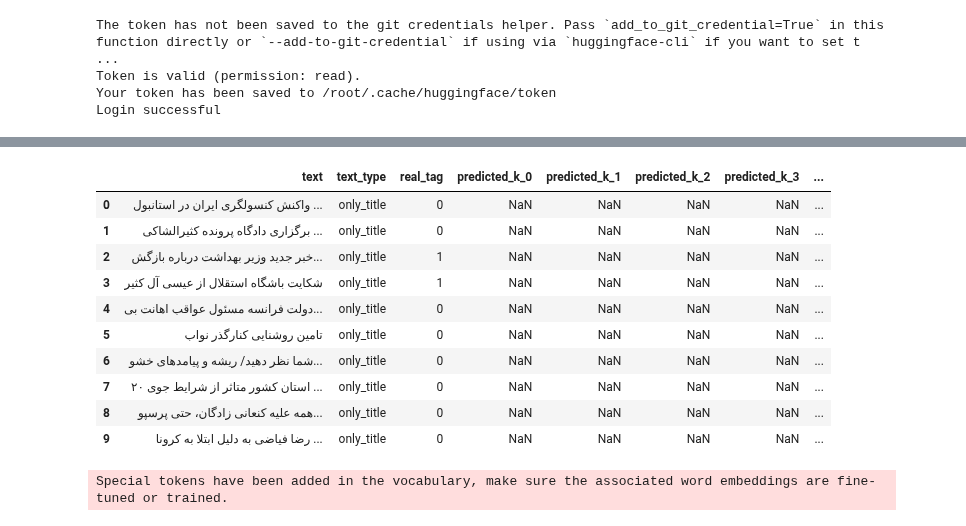
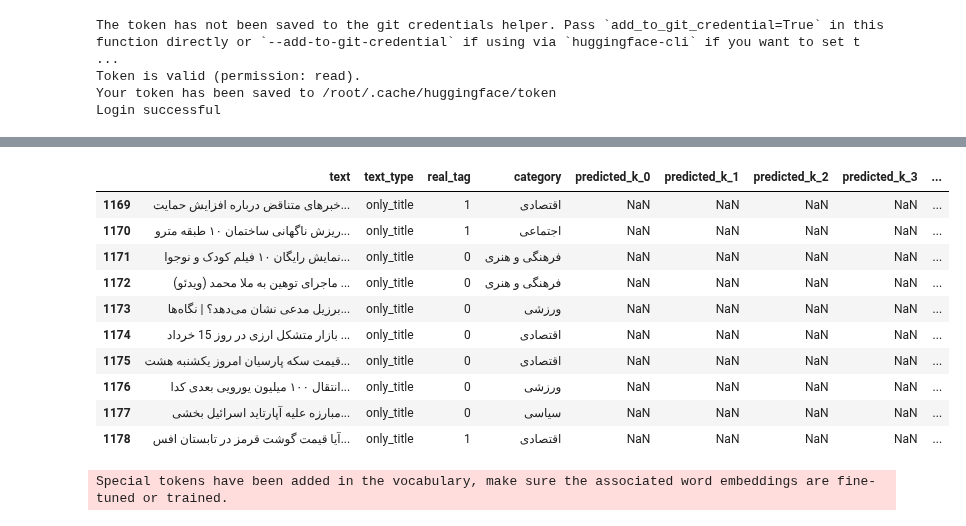
Before and after one commit to ShayanSalehi81/BachelorProject, a Jupyter notebook: Codes/news-aya-system-user-prompt.ipynb, the cells around one changed output, grey strips where cells are left out. Cells and saved outputs as stored; diff of their text form; code cells hidden in the pictures.

```diff
--- a/Codes/news-aya-system-user-prompt.ipynb
+++ b/Codes/news-aya-system-user-prompt.ipynb
@@ -148,7 +162,7 @@ class Generator:
 def load_datasets():
     test_df = pd.read_csv('/kaggle/input/news-dataset/test.csv')
     train_df = pd.read_csv('/kaggle/input/news-dataset/train.csv')
-    result_df = pd.read_csv('/kaggle/input/news-dataset/System_User_Prompt_Aya_Numbered_Results_Version1.csv')
+    result_df = pd.read_csv('/kaggle/input/news-dataset/System_Prompt18_Results.csv')
     return test_df, train_df, result_df
 # %%
 test_df, train_df, result_df = load_datasets()
@@ -160,19 +174,19 @@ train_df.head(3)
 | 1 | https://www.tabnak.ir/fa/news/116... | جزئیات نشست غیرعلنی امروز مجلس/آی... | تابناک _ دلهره و اضطراب مردم از ن... | ['مجلس شورای اسلامی', 'نمایندگان ... | 0 | The details of today's closed ses... | Tehran - People's anxiety and dis... | ['Islamic Consultative Assembly',... | People's anxiety and distress ove... | ... |
 | 2 | https://www.hamshahrionline.ir/ne... | کاهش قیمت طلا و سکه در بازار؛ سکه... | به گزارش همشهری آنلاین، امروز سه ... | ['خبر مهم', 'قیمت طلا و فلزات گرا... | 0 | Decrease in gold and coin prices ... | According to Hamshahri Online, as... | ['Important news', 'gold and prec... | As of today, Wednesday, 9th of Es... | ... |
 # %%
-result_df.head(10)
+result_df.tail(10)
 # %% [output]
-|  | text | text_type | real_tag | predicted_k_0 | predicted_k_1 | predicted_k_2 | predicted_k_3 | ... |
-| 0 | واکنش کنسولگری ایران در استانبول ... | only_title | 0 | NaN | NaN | NaN | NaN | ... |
-| 1 | برگزاری دادگاه پرونده کثیرالشاکی ... | only_title | 0 | NaN | NaN | NaN | NaN | ... |
-| 2 | خبر جدید وزیر بهداشت درباره بازگش... | only_title | 1 | NaN | NaN | NaN | NaN | ... |
-| 3 | شکایت باشگاه استقلال از عیسی آل کثیر | only_title | 1 | NaN | NaN | NaN | NaN | ... |
-| 4 | دولت فرانسه مسئول عواقب اهانت بی‌... | only_title | 0 | NaN | NaN | NaN | NaN | ... |
-| 5 | تامین روشنایی کنارگذر نواب | only_title | 0 | NaN | NaN | NaN | NaN | ... |
-| 6 | شما نظر دهید/ ریشه و پیامدهای خشو... | only_title | 0 | NaN | NaN | NaN | NaN | ... |
-| 7 | ۲۰ استان کشور متاثر از شرایط جوی ... | only_title | 0 | NaN | NaN | NaN | NaN | ... |
-| 8 | همه علیه کنعانی زادگان، حتی پرسپو... | only_title | 0 | NaN | NaN | NaN | NaN | ... |
-| 9 | رضا فیاضی به دلیل ابتلا به کرونا ... | only_title | 0 | NaN | NaN | NaN | NaN | ... |
+|  | text | text_type | real_tag | category | predicted_k_0 | predicted_k_1 | predicted_k_2 | predicted_k_3 | ... |
+| 1169 | خبرهای متناقض درباره افزایش حمایت... | only_title | 1 | اقتصادی | NaN | NaN | NaN | NaN | ... |
+| 1170 | ریزش ناگهانی ساختمان ۱۰ طبقه مترو... | only_title | 1 | اجتماعی | NaN | NaN | NaN | NaN | ... |
+| 1171 | نمایش رایگان ۱۰ فیلم کودک و نوجوا... | only_title | 0 | فرهنگی و هنری | NaN | NaN | NaN | NaN | ... |
+| 1172 | (ویدئو) ماجرای توهین به ملا محمد ... | only_title | 0 | فرهنگی و هنری | NaN | NaN | NaN | NaN | ... |
+| 1173 | برزیل مدعی نشان می‌دهد؟ | نگاه‌ها... | only_title | 0 | ورزشی | NaN | NaN | NaN | NaN | ... |
+| 1174 | بازار متشکل ارزی در روز 15 خرداد ... | only_title | 0 | اقتصادی | NaN | NaN | NaN | NaN | ... |
+| 1175 | قیمت سکه پارسیان امروز یکشنبه هشت... | only_title | 0 | اقتصادی | NaN | NaN | NaN | NaN | ... |
+| 1176 | انتقال ۱۰۰ میلیون یورویی بعدی کدا... | only_title | 0 | ورزشی | NaN | NaN | NaN | NaN | ... |
+| 1177 | مبارزه علیه آپارتاید اسرائیل بخشی... | only_title | 0 | سیاسی | NaN | NaN | NaN | NaN | ... |
+| 1178 | آیا قیمت گوشت قرمز در تابستان افس... | only_title | 1 | اقتصادی | NaN | NaN | NaN | NaN | ... |
 # %%
 sys.path.append('/content')
 MODEL_NAME = "CohereForAI/aya-23-8B"
```
Also changed, not shown: parts of 8 cells of this notebook, 2 other files.
